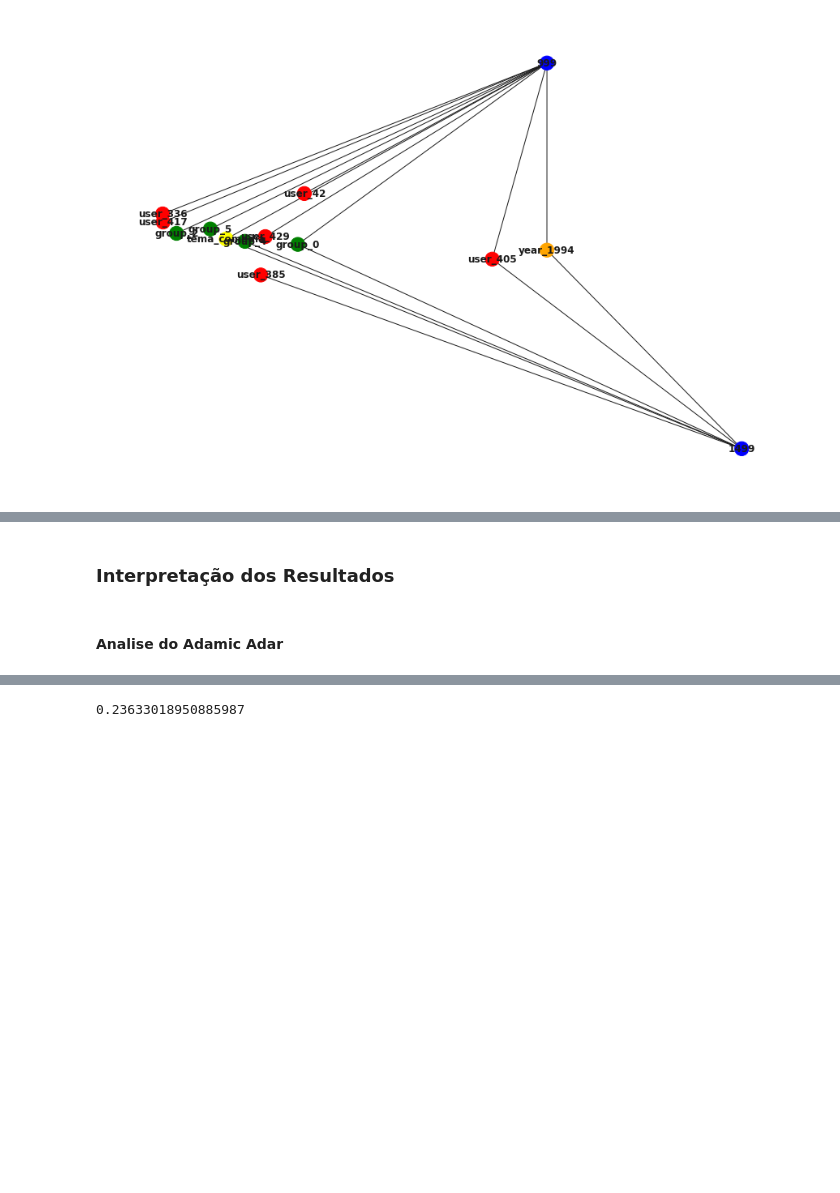
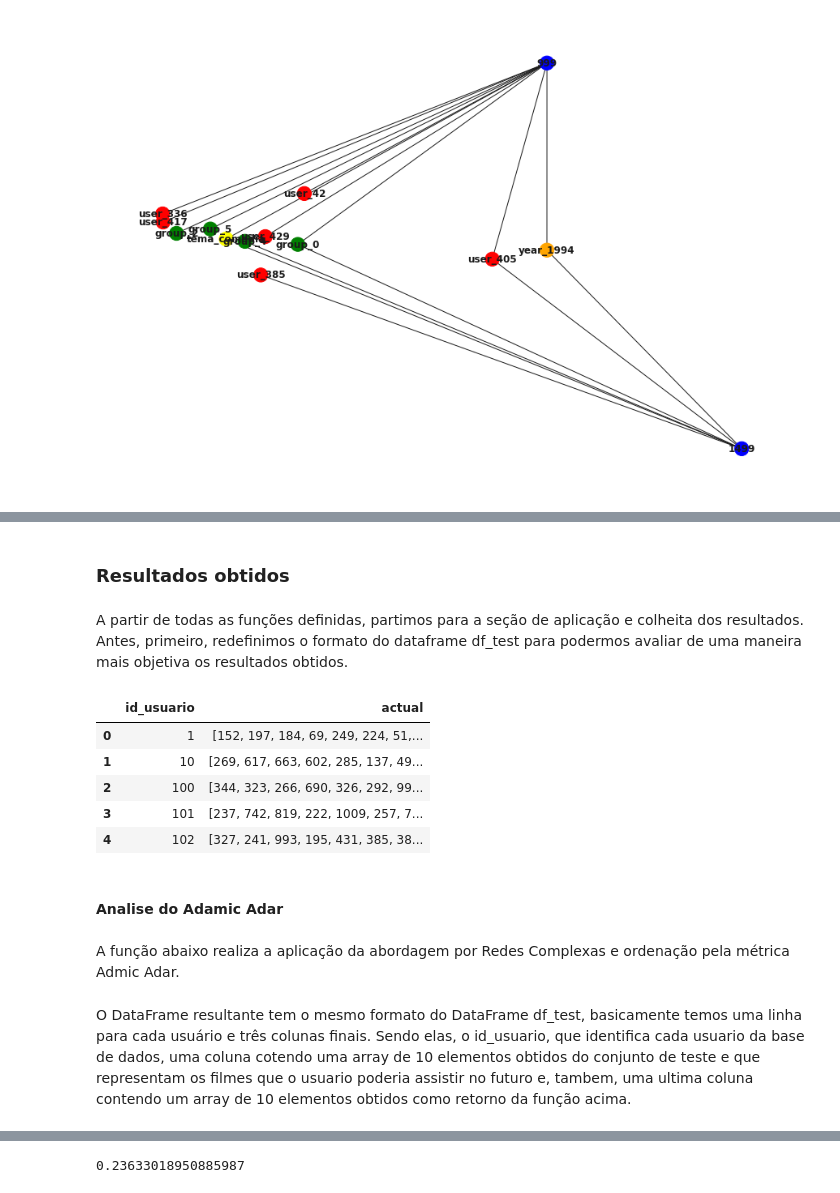
Before and after one commit to aravinii/SystemRecomendation, a Jupyter notebook: iris.ipynb, the cells around one changed output, grey strips where cells are left out. Cells and saved outputs as stored; diff of their text form; code cells hidden in the pictures; blank space fills up the shorter version.

```diff
--- a/iris.ipynb
+++ b/iris.ipynb
@@ -1422,2 +1709,2 @@ def adamic_adar_pop(G_, dataframe, dataframe_filmes, dataframe_ordered, n=20, no
 # %% [markdown]
-### Interpretação dos Resultados
+### Resultados obtidos
@@ -1481,11 +1711,26 @@ def mapk(actual, predicted, k=10):
+# %% [markdown]
+A partir de todas as funções definidas, partimos para a seção de aplicação e colheita dos resultados. Antes, primeiro, redefinimos o formato do dataframe df_test para podermos avaliar de uma maneira mais objetiva os resultados obtidos.
 # %%
 df_aux = pd.DataFrame(columns=['id_usuario','actual'])
 for usuario in df_test.id_usuario.unique():
   df_aux = df_aux.append(pd.DataFrame([[usuario,list(df_test[df_test['id_usuario']==usuario].id_filme)]],columns=['id_usuario','actual']), ignore_index=True)
 df_test = df_aux.copy()
+
+df_test.head()
+# %% [output]
+|  | id_usuario | actual |
+| 0 | 1 | [152, 197, 184, 69, 249, 224, 51,... |
+| 1 | 10 | [269, 617, 663, 602, 285, 137, 49... |
+| 2 | 100 | [344, 323, 266, 690, 326, 292, 99... |
+| 3 | 101 | [237, 742, 819, 222, 1009, 257, 7... |
+| 4 | 102 | [327, 241, 993, 195, 431, 385, 38... |
 # %% [markdown]
 #### Analise do Adamic Adar
+# %% [markdown]
+A função abaixo realiza a aplicação da abordagem por Redes Complexas e ordenação pela métrica Admic Adar.
 # %%
 df_result_adamic_adar_rec = adamic_adar_rec1(G, df_train, df_item, 20)
+# %% [markdown]
+O DataFrame resultante tem o mesmo formato do DataFrame df_test, basicamente temos uma linha para cada usuário e três colunas finais. Sendo elas, o id_usuario, que identifica cada usuario da base de dados, uma coluna cotendo uma array de 10 elementos obtidos do conjunto de teste e que representam os filmes que o usuario poderia assistir no futuro e, tambem, uma ultima coluna contendo um array de 10 elementos obtidos como retorno da função acima.
 # %%
 df_result_adamic_adar_rec = df_result_adamic_adar_rec.merge(df_test, how='left', left_on='id_usuario', right_on='id_usuario')
```
Also changed, not shown: parts of 152 cells of this notebook.
